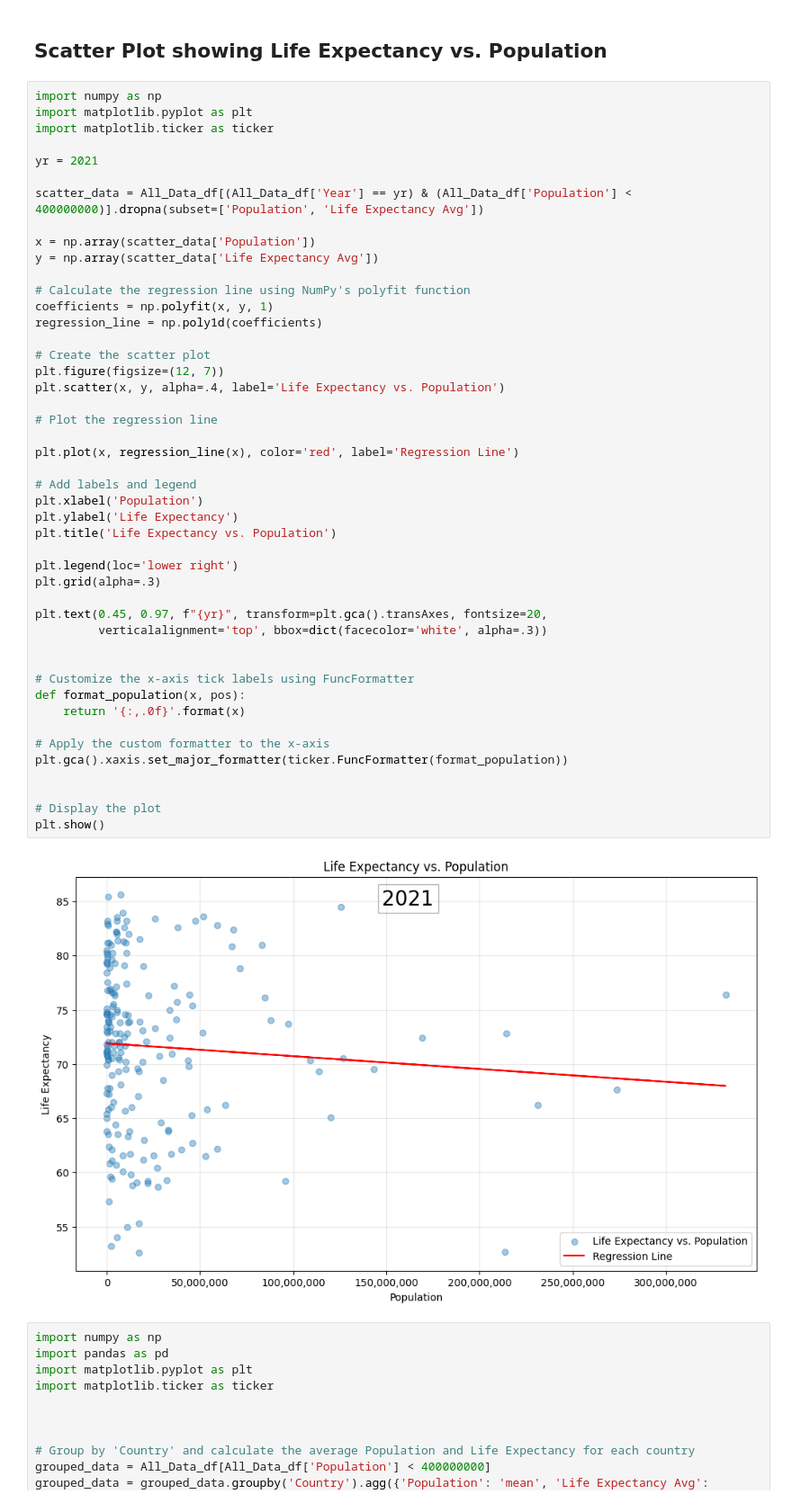
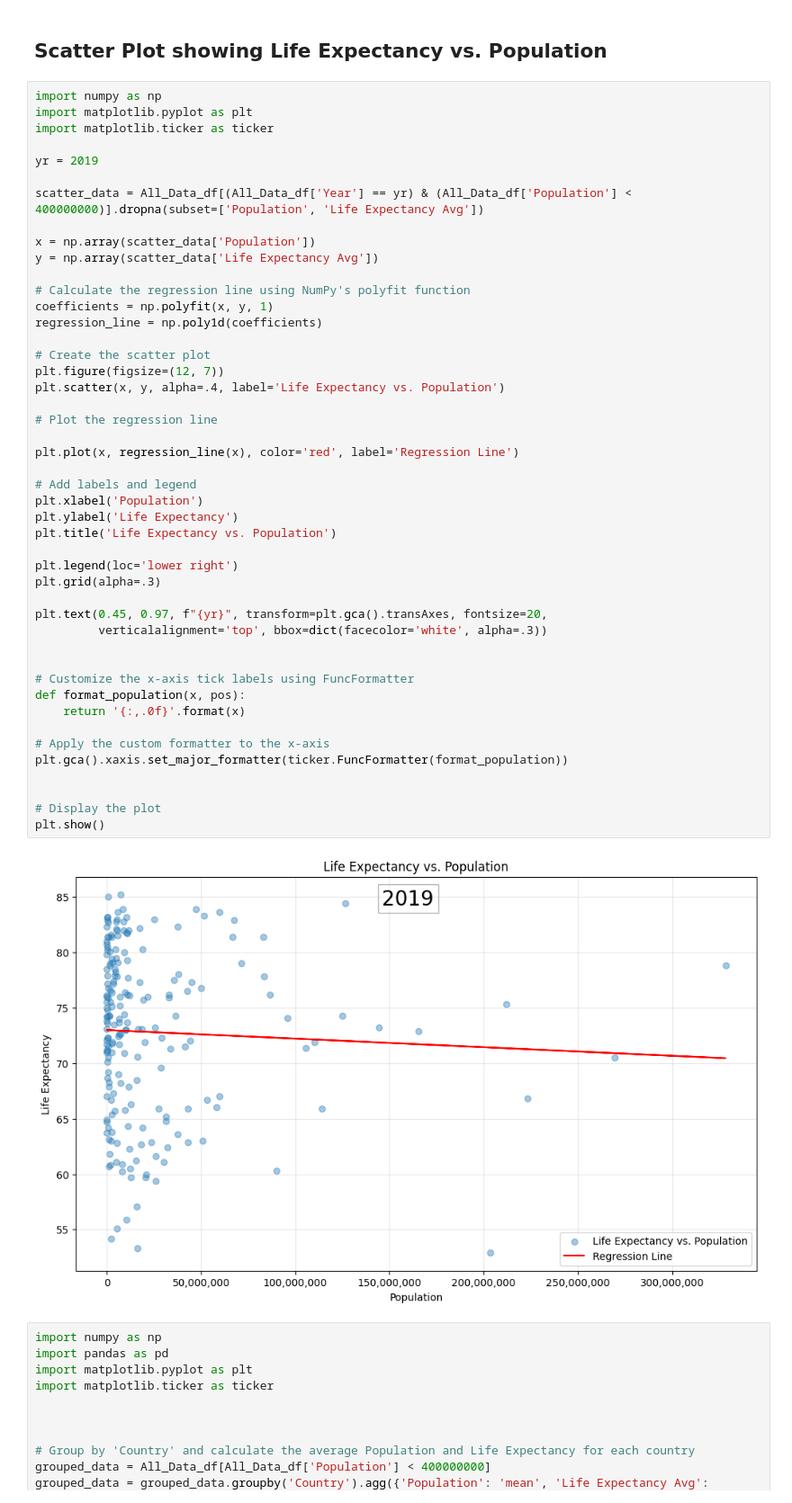
Before and after one commit to JNorthData/Life_Expectancy, a Jupyter notebook: Life Expectancy.ipynb, the cells around one changed output. Shown at 90% size. Drawn from its saved outputs; the diff is of its cells as text.

```diff
--- a/Life Expectancy.ipynb
+++ b/Life Expectancy.ipynb
@@ -383,7 +383,7 @@ import numpy as np
 import matplotlib.pyplot as plt
 import matplotlib.ticker as ticker
 
-yr = 2021
+yr = 2019
 
 scatter_data = All_Data_df[(All_Data_df['Year'] == yr) & (All_Data_df['Population'] < 400000000)].dropna(subset=['Population', 'Life Expectancy Avg'])
 
@@ -398,34 +398,34 @@ regression_line = np.poly1d(coefficients)
 plt.figure(figsize=(12, 7))
 plt.scatter(x, y, alpha=.4, label='Life Expectancy vs. Population')
 
 # Plot the regression line
 
 plt.plot(x, regression_line(x), color='red', label='Regression Line')
 
 # Add labels and legend
 plt.xlabel('Population')
 plt.ylabel('Life Expectancy')
 plt.title('Life Expectancy vs. Population')
 
 plt.legend(loc='lower right')
 plt.grid(alpha=.3)
 
 plt.text(0.45, 0.97, f"{yr}", transform=plt.gca().transAxes, fontsize=20,
          verticalalignment='top', bbox=dict(facecolor='white', alpha=.3))
 
 
 # Customize the x-axis tick labels using FuncFormatter
 def format_population(x, pos):
     return '{:,.0f}'.format(x)
 
 # Apply the custom formatter to the x-axis
 plt.gca().xaxis.set_major_formatter(ticker.FuncFormatter(format_population))
 
 
 # Display the plot
 plt.show()
 # %% [output]
-[figure, old version]
+[figure, new version]
 # %%
 import numpy as np
 import pandas as pd
```
Also changed, not shown: parts of 1 cell of this notebook, 5 other files.
